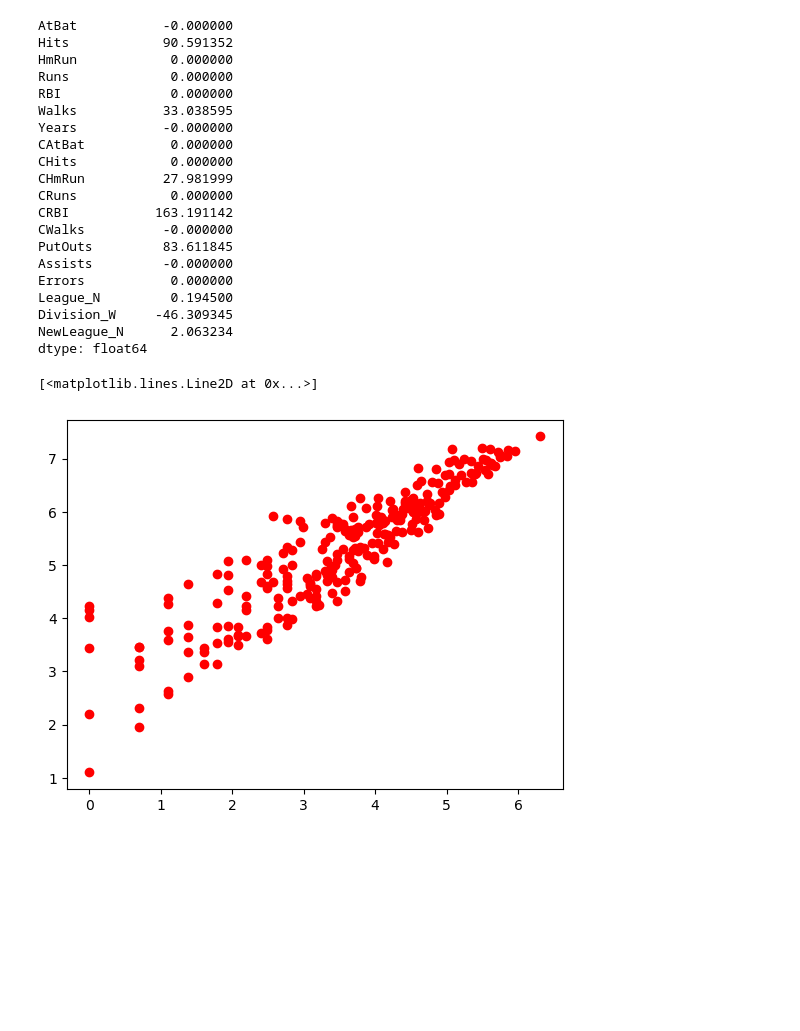
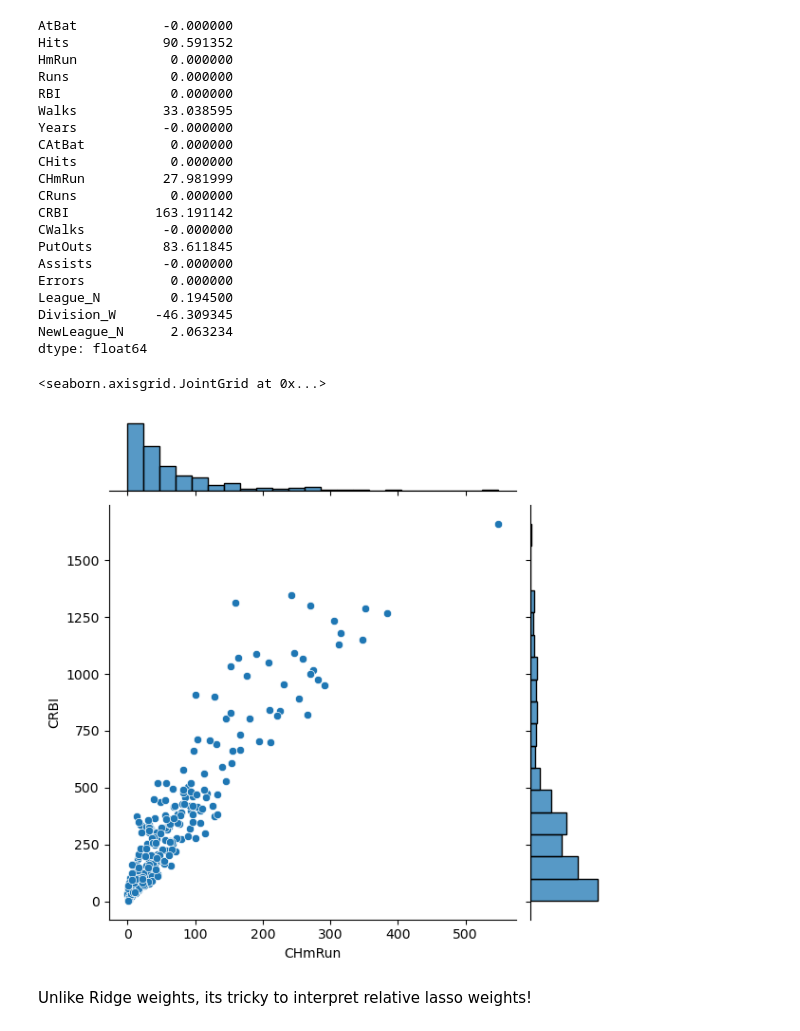
Before and after one commit to RameshSrinivasanCourses/COGS239-StatisticalLearning, a Jupyter notebook: Lectures/Week_4/LassovsRidgeRegression.ipynb, the cells around one changed output. Drawn from its saved outputs; the diff is of its cells as text; code cells hidden in the pictures; blank space fills up the shorter version.

```diff
--- a/Lectures/Week_4/LassovsRidgeRegression.ipynb
+++ b/Lectures/Week_4/LassovsRidgeRegression.ipynb
@@ -193,8 +171,3 @@ League_N         0.194500
 Division_W     -46.309345
 NewLeague_N      2.063234
 dtype: float64
-# %%
-plt.plot(np.log(X['CHmRun']),np.log(X['CRBI']),'ro')
-# %% [output]
-[<matplotlib.lines.Line2D at 0x...>]
-[figure, removed]
@@ -202,0 +174,7 @@ Its tricky to interpret relative lasso weights.
+# %%
+sns.jointplot(data=X,x="CHmRun",y="CRBI")
+# %% [output]
+<seaborn.axisgrid.JointGrid at 0x...>
+[figure, added]
+# %% [markdown]
+Unlike Ridge weights, its tricky to interpret relative lasso weights!
```
Also changed, not shown: parts of 26 cells of this notebook.
